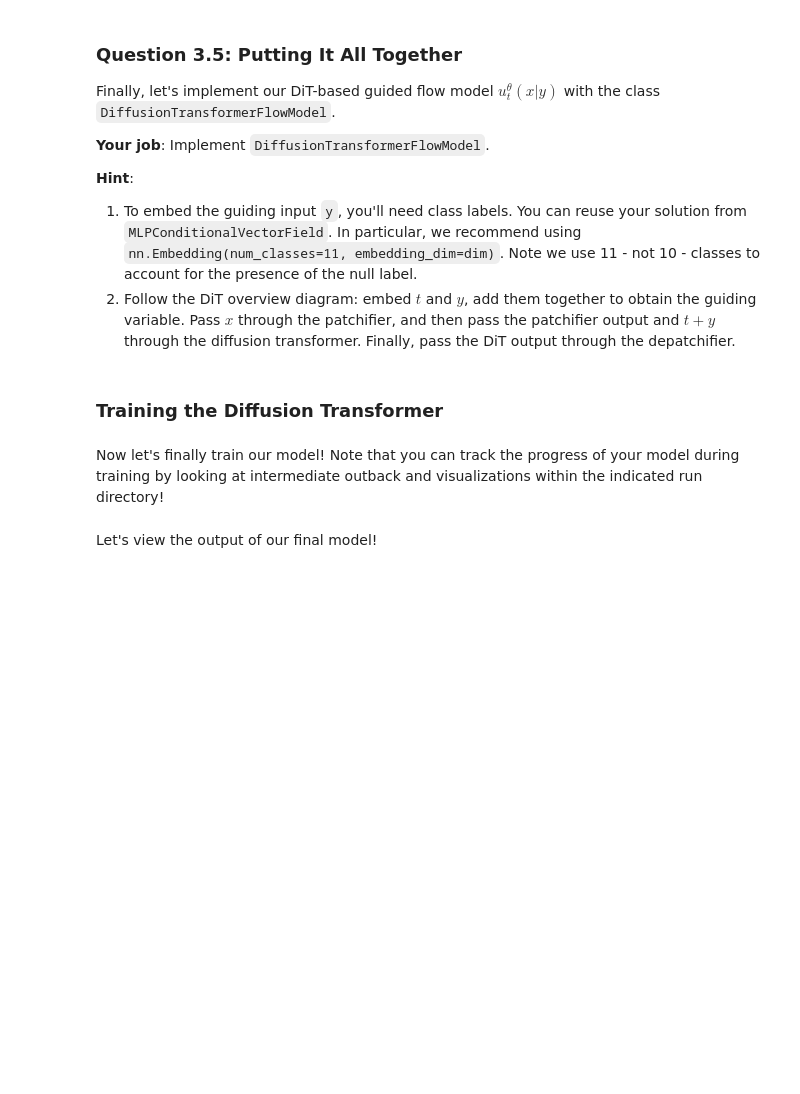
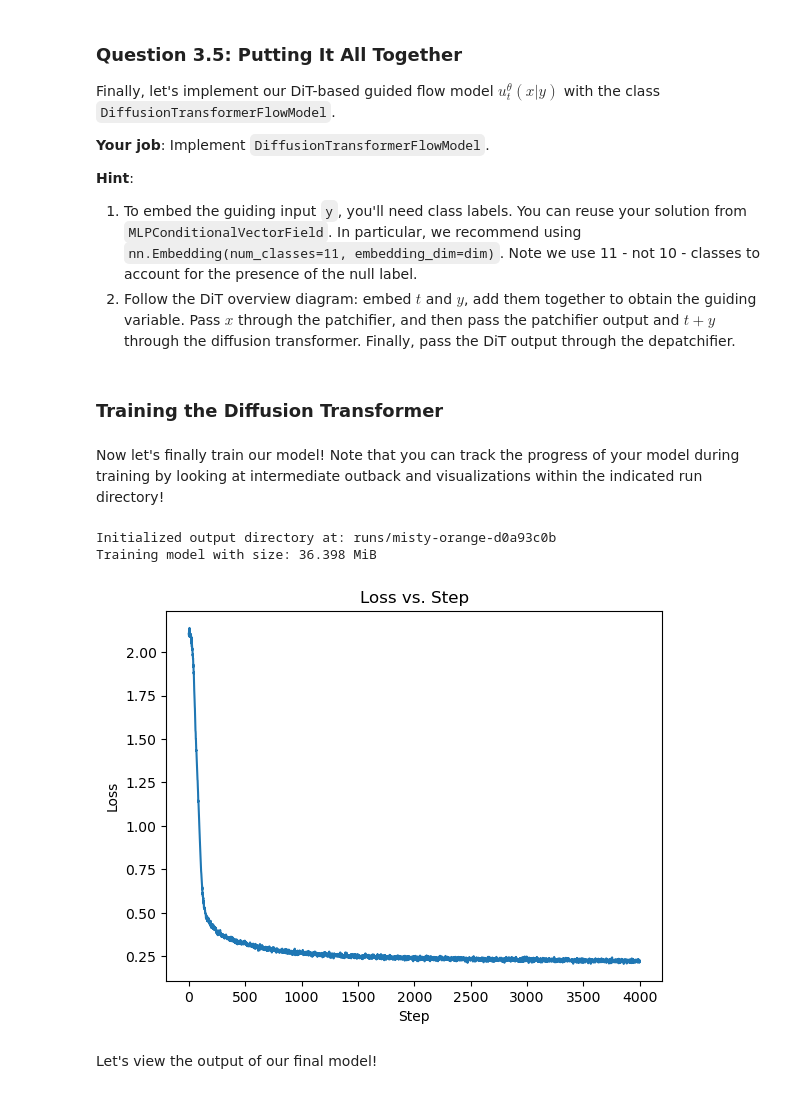
Before and after one commit to dralois/FM-Labs, a Jupyter notebook: lab_three.ipynb, the cells around one changed output. Saved outputs shown, nothing was run; the diff lists cells and outputs as text; code cells hidden in the pictures; blank space fills up the shorter version.

```diff
--- a/lab_three.ipynb
+++ b/lab_three.ipynb
@@ -581,7 +585,8 @@ class Trainer(ABC):
 
             # Forward + backward
             self.opt.zero_grad(set_to_none=True)
-            loss = self.get_train_loss(**kwargs)
+            with torch.autocast(device_type='cuda', dtype=torch.bfloat16):
+                loss = self.get_train_loss(**kwargs)
             loss.backward()
 
             # Take gradient step
@@ -608,7 +613,7 @@ class MNISTSampler(nn.Module, LabeledSampleable):
     """
     Sampleable wrapper for the MNIST dataset
     """
-    def __init__(self):
+    def __init__(self, num_workers: int = 4):
         super().__init__()
         self.dataset = datasets.MNIST(
             root='./data',
@@ -621,6 +626,25 @@ class MNISTSampler(nn.Module, LabeledSampleable):
             ])
         )
         self.dummy = nn.Buffer(torch.zeros(1)) # Will automatically be moved when self.to(...) is called...
+        self.num_workers = num_workers
+        self._loader = None
+        self._loader_iter = None
+        self._loader_batch_size = None
+
+    def _get_iter(self, num_samples: int):
+        if self._loader_batch_size != num_samples:
+            self._loader = DataLoader(
+                self.dataset,
+                batch_size=num_samples,
+                shuffle=True,
+                num_workers=self.num_workers,
+                pin_memory=True,
+                persistent_workers=self.num_workers > 0,
+                drop_last=True,
+            )
+            self._loader_batch_size = num_samples
+            self._loader_iter = iter(self._loader)
+        return self._loader_iter
 
     def sample(self, num_samples: int) -> Tuple[torch.Tensor, torch.Tensor]:
         """
@@ -633,11 +657,13 @@ class MNISTSampler(nn.Module, LabeledSampleable):
         if num_samples > len(self.dataset):
             raise ValueError(f"num_samples exceeds dataset size: {len(self.dataset)}")
 
-        indices = torch.randperm(len(self.dataset))[:num_samples]
-        samples, labels = zip(*[self.dataset[i] for i in indices])
-        samples = torch.stack(samples).to(self.dummy)
-        labels = torch.tensor(labels, dtype=torch.int64).to(self.dummy.device)
-        return samples, labels
+        it = self._get_iter(num_samples)
+        try:
+            samples, labels = next(it)
+        except StopIteration:
+            self._loader_iter = iter(self._loader)
+            samples, labels = next(self._loader_iter)
+        return samples.to(self.dummy), labels.to(self.dummy.device)
 # %% [markdown]
 Now let's view some samples under the conditional probability path.
 # %%
@@ -1297,34 +1332,39 @@ Now let's finally train our model! Note that you can track the progress of your
 # Initialize probability path
 path = GaussianConditionalProbabilityPath(
     p_data = MNISTSampler(),
     p_simple_shape = [1, 32, 32],
     alpha = LinearAlpha(),
     beta = LinearBeta()
 ).to(device)
 
 # Initialize model
 dit = DiffusionTransformerFlowModel(
     img_size = 32,
     patch_size = 4,
     num_layers = 8,
     c = 1,
     dim = 256,
     heads = 8,
     final_dim = 10,
     n_classes = 11,
 ).to(device)
+dit = torch.compile(dit)
 
 # Initialize trainer
 trainer = MNISTCFGTrainer(path = path, eta=0.35, null_label=10)
 
 # Train! You should have reasonable results in ~15 A100 minutes
-losses, steps = trainer.train(model=dit, num_steps = 5000, lr=0.4e-3, batch_size=256, ckpt_every=1000)
+losses, steps = trainer.train(model=dit, num_steps = 4000, lr=0.4e-3, batch_size=1024, ckpt_every=1000)
 
 plt.plot(steps, losses)
 plt.xlabel("Step")
 plt.ylabel("Loss")
 plt.title("Loss vs. Step")
 plt.show()
+# %% [output]
+Initialized output directory at: runs/misty-orange-d0a93c0b
+Training model with size: 36.398 MiB
+[figure, added]
 # %% [markdown]
 Let's view the output of our final model!
 # %%
```
Also changed, not shown: parts of 8 cells of this notebook, 31 other files.
